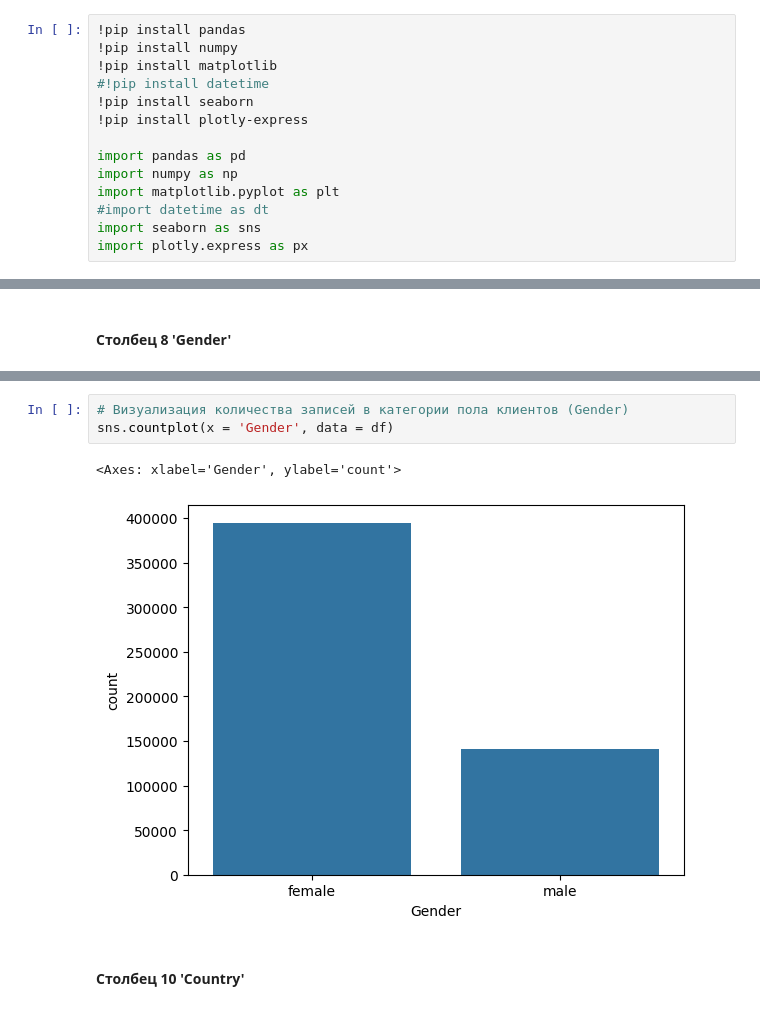
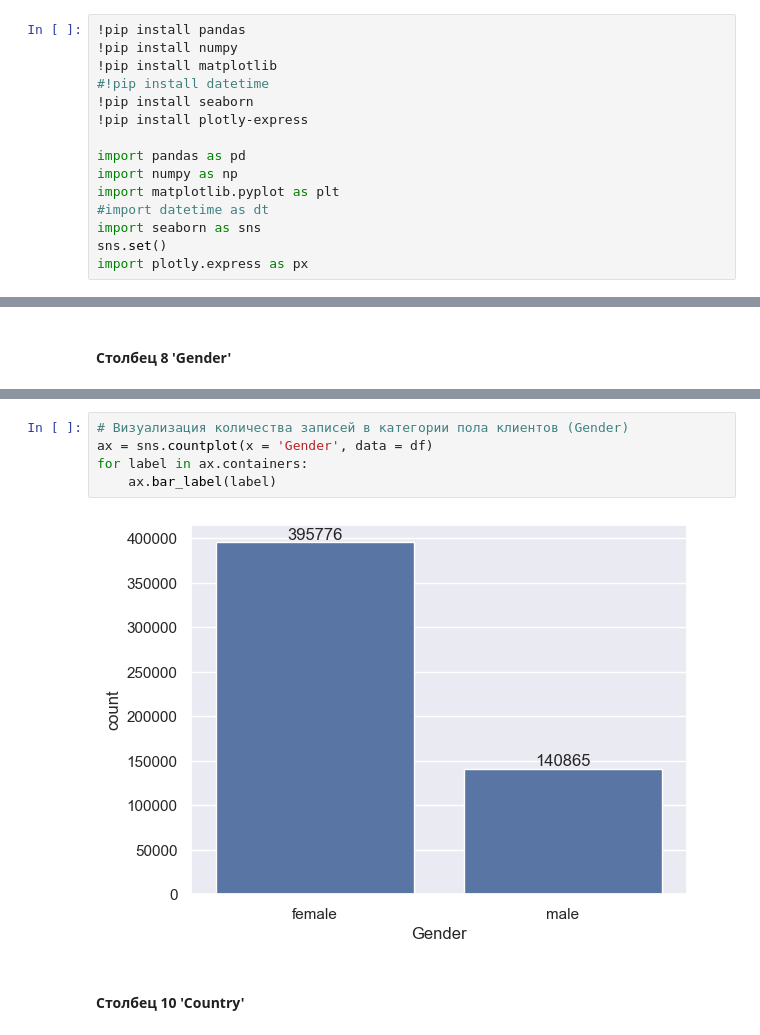
Before and after one commit to sashareva/Preparation-and-cleaning-EDA-Cohort-analysis-RFM-analysis, a Jupyter notebook: Подготовка и очистка, EDA, когортный анализ, RFM анализ.ipynb, the cells around one changed output, grey strips where cells are left out. Saved outputs shown, nothing was run; the diff lists cells and outputs as text.

```diff
--- a/Подготовка и очистка, EDA, когортный анализ, RFM анализ.ipynb
+++ b/Подготовка и очистка, EDA, когортный анализ, RFM анализ.ipynb
@@ -17,6 +17,7 @@ import numpy as np
 import matplotlib.pyplot as plt
 #import datetime as dt
 import seaborn as sns
+sns.set()
 import plotly.express as px
 # %% [output]
 Requirement already satisfied: pandas in c:\users\александра\appdata\local\programs\python\python312\lib\site-packages (2.2.2)
@@ -159,10 +160,11 @@ male      0.262778
 Name: proportion, dtype: float64
 # %%
 # Визуализация количества записей в категории пола клиентов (Gender)
-sns.countplot(x = 'Gender', data = df)
+ax = sns.countplot(x = 'Gender', data = df)
+for label in ax.containers:
+    ax.bar_label(label)
 # %% [output]
-<Axes: xlabel='Gender', ylabel='count'>
-[figure, old version]
+[figure, new version]
 # %% [markdown]
 #### Столбец 10 'Country'
 # %%
```
Also changed, not shown: parts of 86 cells of this notebook.
